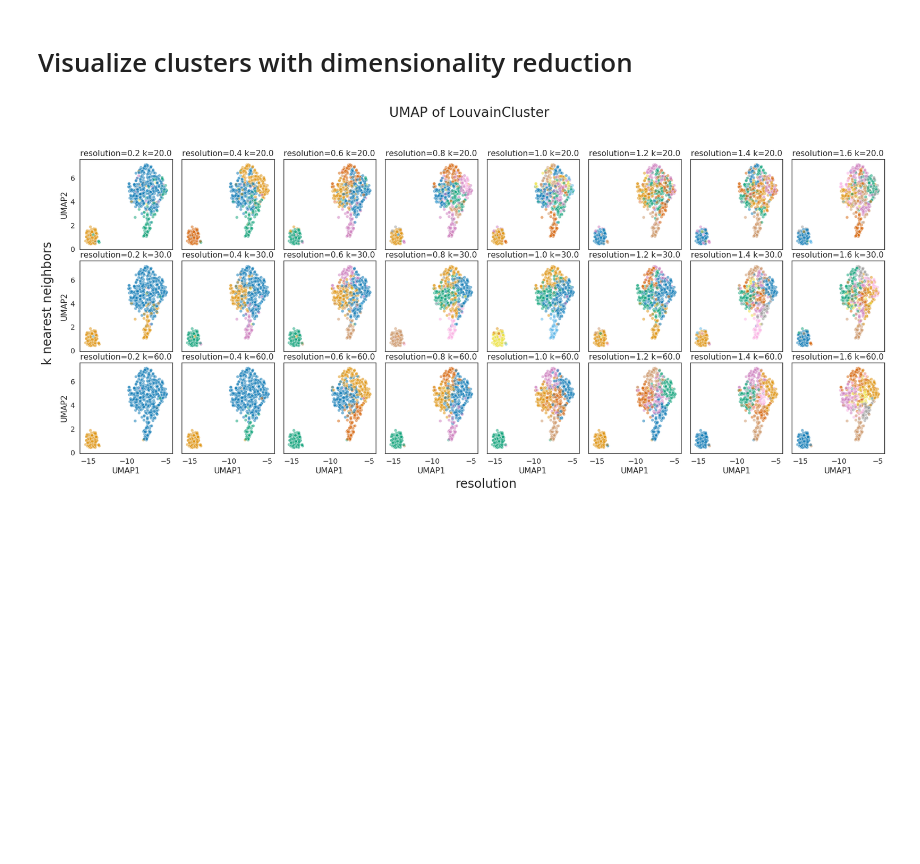
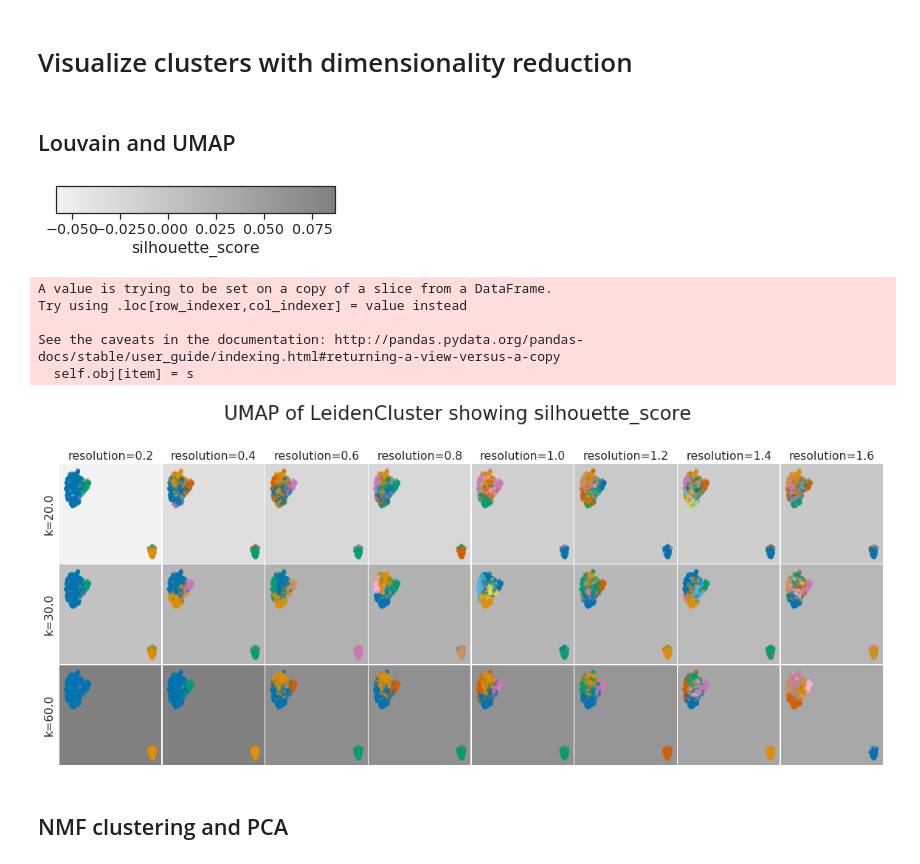
Before and after one commit to liliblu/hypercluster, a Jupyter notebook: examples/local_TCGA_BRCA_RNAseq/TCGA_BRCA_RNAseq_subtype_clustering.ipynb, the cells around one changed output. Saved outputs shown, nothing was run; the diff lists cells and outputs as text; code cells hidden in the pictures; blank space fills up the shorter version.

Commit message:
adding heat/scatter plots

```diff
--- a/examples/local_TCGA_BRCA_RNAseq/TCGA_BRCA_RNAseq_subtype_clustering.ipynb
+++ b/examples/local_TCGA_BRCA_RNAseq/TCGA_BRCA_RNAseq_subtype_clustering.ipynb
@@ -24,5 +25,5 @@ sns.distplot(data.std())
 # %%
-data = hc.visualize.zscore(data.transpose()).transpose()
+data = hc.visualize.zscore(data).transpose()
 # %% [markdown]
 # Running with default hyperparameters
 # %%
@@ -169,8 +170,16 @@ v_measure_score 0.5484720766026344
 # %%
 data = pd.read_csv('TCGA_2012_BRCA_data_expression_median_top500_most_variable.txt', sep='\t', index_col=0)
 data = hc.visualize.zscore(data).transpose()
+# %% [markdown]
+## Louvain and UMAP
+# %%
+# method = 'LouvainCluster'
+# metric = 'adjusted_rand_score'
+
+method = 'LeidenCluster'
+metric = 'silhouette_score'
 # %%
-method = 'LouvainCluster'
+evals = clusterer.evaluation_[method].loc[metric, :]
 
 umap = UMAP(n_components=2).fit_transform(data)
 umap = pd.DataFrame(umap, index=data.index, columns=['UMAP1', 'UMAP2'])
@@ -178,37 +187,71 @@ umap = pd.DataFrame(umap, index=data.index, columns=['UMAP1', 'UMAP2'])
 params = clusterer.labels_[method].transpose().index
 ks = sorted(list(set(params.get_level_values(1))))
 ress = sorted(list(set(params.get_level_values(0))))
+
+sm = ScalarMappable(
+    norm=Normalize(vmin=evals.min(), vmax=evals.max()),
+    cmap=sns.light_palette('gray', as_cmap=True),
+)
+facecolors = sm.to_rgba(evals)
+fig, ax = plt.subplots(figsize=(5, 0.5))
+plt.colorbar(mappable=sm, label=metric, cax=ax, orientation='horizontal')
+plt.savefig('figures/colorbar.%s-%s.pdf' % (method, metric))
+# %% [output]
+[figure, added]
 # %%
 fig, axs = plt.subplots(
-    figsize=(3.5*len(ress), 3.5*len(ks)),
+    figsize=(2.5*len(ress), 2.5*len(ks)),
     nrows=len(ks),
     ncols=len(ress),
     sharex=True,
     sharey=True,
-    gridspec_kw=dict(hspace=0.125, wspace=0.1)
+    gridspec_kw=dict(
+        hspace=0.01, wspace=0.01,
+    )
 )
+
 for row, k in enumerate(ks):
     for col, resolution in enumerate(ress):
+        facecolor = matplotlib.colors.to_hex(facecolors[evals.index.get_loc((resolution, k))])
         ax = axs[row, col]
         temp = clusterer.labels_[method][[(resolution, k)]]
         temp.columns = ['%s;%s-%s;%s-%s' % (method,'resolution', resolution, 'k', k)]
         temp.loc[:, temp.columns[0]] = temp[temp.columns[0]].astype(str)
         temp = pd.concat([temp, umap], axis=1)
 
         sns.scatterplot(
             x='UMAP1',
             y='UMAP2',
             hue=temp.columns[0],
             palette=sns.color_palette('colorblind', n_colors=len(temp[temp.columns[0]].unique())),
             data=temp,
             ax=ax,
+            size=25,
             legend=False,
-            alpha=0.5
+            alpha=0.5,
+            edgecolor=None
         )
-        ax.set_title('%s=%s %s=%s' % ('resolution', resolution, 'k', k))
-axs[1, 0].text(-21, -1, 'k nearest neighbors', fontsize=24, rotation=90)
-axs[2, 3].text(-7, -3, 'resolution', fontsize=24)
-fig.suptitle('UMAP of %s' % method, fontsize=26, va='bottom')
-plt.savefig('figures/grid.scatter.louvain-umaps.pdf')
+        if col == 0:
+            axs[row, 0].text(-0.05, 0.5, '%s=%s' % ('k', k), va='center', ha='right',rotation=90, transform=ax.transAxes)
+
+        ax.axes.get_xaxis().set_visible(False)
+        ax.axes.get_yaxis().set_visible(False)
+
+        for spine in ax.spines.values():
+            spine.set_visible(False)
+
+        ax.patch.set_facecolor(facecolor)
+
+        if row == 0:
+            ax.set_title('%s=%s' % ('resolution', resolution))
+fig.suptitle('UMAP of %s showing %s' % (method, metric), fontsize=26, va='bottom')
+plt.savefig('figures/grid.scatter.%s-%s-umaps.pdf' %(method, metric))
 # %% [output]
+A value is trying to be set on a copy of a slice from a DataFrame.
+Try using .loc[row_indexer,col_indexer] = value instead
+
+See the caveats in the documentation: http://pandas.pydata.org/pandas-docs/stable/user_guide/indexing.html#returning-a-view-versus-a-copy
+  self.obj[item] = s
-[figure, old version]
+[figure, new version]
+# %% [markdown]
+## NMF clustering and PCA
```
Also changed, not shown: parts of 8 cells of this notebook, 26 other files.
